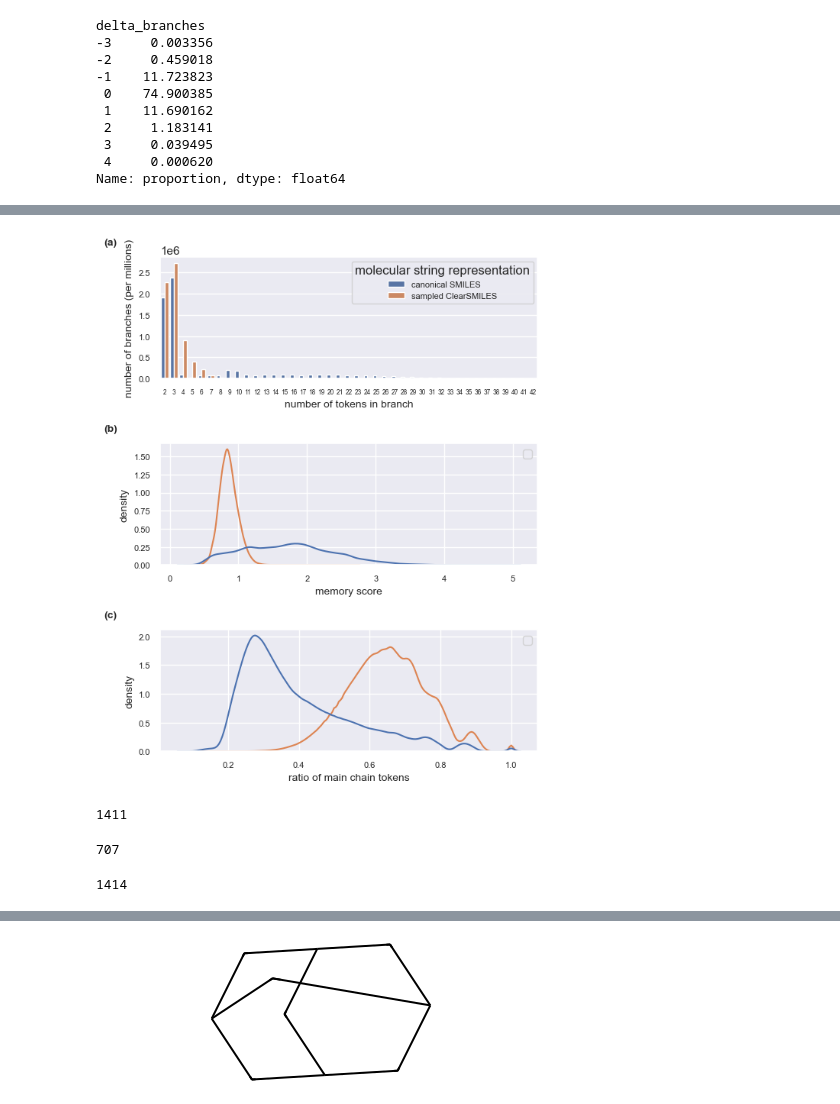
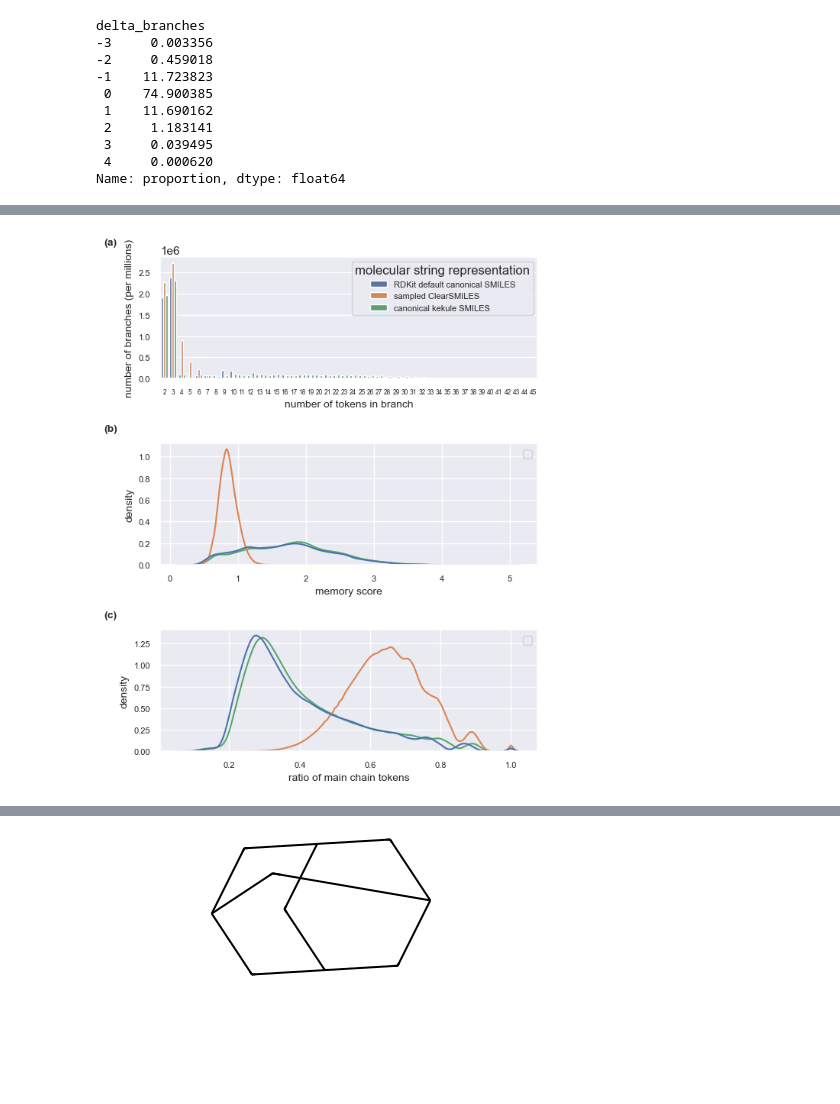
Before and after one commit to EtienneReboul/ClearSMILES, a Jupyter notebook: notebooks/ClearSMILES_analysis.ipynb, the cells around one changed output, grey strips where cells are left out. Saved outputs shown, nothing was run; the diff lists cells and outputs as text; code cells hidden in the pictures; blank space fills up the shorter version.

```diff
--- a/notebooks/ClearSMILES_analysis.ipynb
+++ b/notebooks/ClearSMILES_analysis.ipynb
@@ -873,14 +1065,20 @@ with mp.Pool(mp.cpu_count()) as pool:
 # %%
-with mp.Pool(mp.cpu_count()) as pool:
-    df["max_main_chain_length"]= pool.map(partial(find_main_chain_length,SMILES_REGEX=SMILES_REGEX),df["sampled_ClearSMILES"])
-    pool.close()
-    pool.join()
+with mp.Pool(NB_CORES) as pool:
+    df["can_kekule_main_chain_length"]= pool.map(partial_function,df["can_kekule_smiles"])
 # %%
-df["canonical_main_chain_length"]= df["canonical_main_chain_length"]/df["nb_token_regular"]
+df["canonical_main_chain_length"]= df["canonical_main_chain_length"]/df["nb_token_can_smiles"]
 # %%
 df["max_main_chain_length"]=df["max_main_chain_length"]/df["nb_token_ClearSMILES"]
+# %%
+df["can_kekule_main_chain_length"]=df["can_kekule_main_chain_length"]/df["nb_token_can_kekule_smiles"]
 # %%
-df_main_chain= pd.DataFrame(data=[["canonical SMILES",main_chain_length] for main_chain_length in df["canonical_main_chain_length"]]+[["sampled ClearSMILES",main_chain_length] for main_chain_length in df["max_main_chain_length"]],columns=["molecular string representation","main_chain_length"])
+df_main_chain= pd.DataFrame(
+    data=[
+        ["canonical SMILES",main_chain_length] for main_chain_length in df["canonical_main_chain_length"]
+        ]+[
+            ["sampled ClearSMILES",main_chain_length] for main_chain_length in df["max_main_chain_length"]]+
+            [["canonical kekule SMILES",main_chain_length] for main_chain_length in df["can_kekule_main_chain_length"]]
+        ,columns=["molecular string representation","main_chain_length"])
 # %%
 sns.set(rc={'figure.figsize':(6,3)})
 sns.set(font_scale=0.80)
@@ -910,6 +1108,6 @@ plt.show()
 # %%
 # Path to save the file
-path2file = "../../../Pictures/ClearSMILES_panel_figure.svg"
+path2file = "../figures/ClearSMILES_panel_figure.svg"
 
 # Compute the number of rows needed
 nb_row = 3
@@ -924,47 +1122,35 @@ axes[0].set_ylabel("number of branches (per millions)", fontsize=10)
 axes[0].set_xlabel("number of tokens in branch", fontsize=10)
 axes[0].tick_params(axis='x', labelsize=6)
 axes[0].tick_params(axis='y', labelsize=8)
-axes[0].legend(title="molecular string representation", labels=[ 'canonical SMILES','sampled ClearSMILES'], fontsize=8)
-legend.get_title().set_fontsize(8)
+axes[0].legend(title="molecular string representation", labels=branch_size_df["molecular string representation"].unique(), fontsize=8)
+# legend.get_title().set_fontsize(8)
 
 # Second subplot
 sns.kdeplot(data=df_mem_score, x="mem_score", hue="molecular string representation", bw_method=0.1, ax=axes[1])
 axes[1].set_xlabel("memory score", fontsize=10)
 axes[1].set_ylabel("density", fontsize=10)
 axes[1].tick_params(axis='x', labelsize=8)
 axes[1].tick_params(axis='y', labelsize=8)
 axes[1].legend()
 legend.get_title().set_fontsize(8)
 
 # Third subplot (Placeholder, replace with your actual plot)
 fig = sns.kdeplot(data=df_main_chain, x="main_chain_length", hue="molecular string representation", ax=axes[2])
 axes[2].set_xlabel("ratio of main chain tokens", fontsize=10)
 axes[2].set_ylabel("density", fontsize=10)
 axes[2].tick_params(axis='x', labelsize=8)
 axes[2].tick_params(axis='y', labelsize=8)
 axes[2].legend()
 legend.get_title().set_fontsize(8)
 
 # Subplot labels
 subplot_labels = ["(a)", "(b)", "(c)"]
 for ax, label in zip(axes.ravel(), subplot_labels):
     ax.text(-0.15, 1.1, label, transform=ax.transAxes, fontsize=10, fontweight="bold")
 
 # Adjust layout
 plt.tight_layout()
 plt.savefig(path2file, format="svg")
 plt.show()
 # %% [output]
-[figure, old version]
+[figure, new version]
-# %%
- - 3
-# %% [output]
-1411
-# %%
-int(('0' + '7') * 2)
-# %% [output]
-707
-# %%
-( * 2)
-# %% [output]
-1414
```
Also changed, not shown: parts of 112 cells of this notebook, 12 other files.
